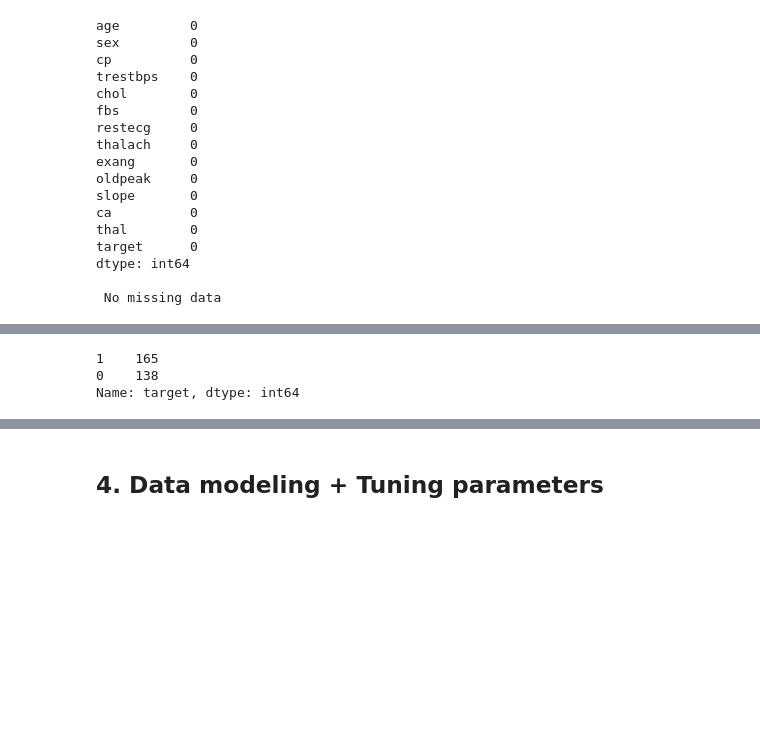
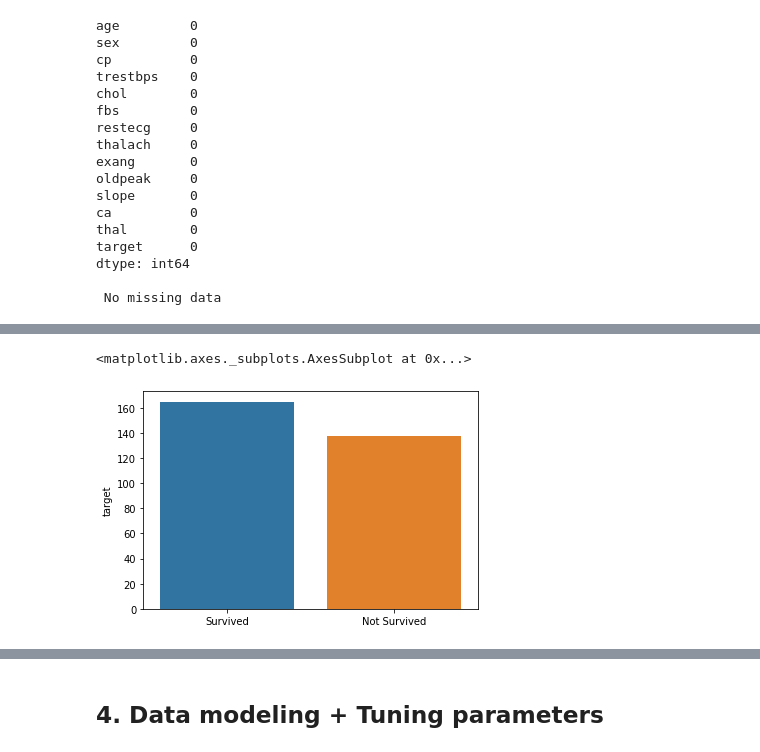
Before and after one commit to marcosrochedo/data-projects, a Jupyter notebook: heart-disease-predict/heart-disease-predict/heart-disease-kaggle.ipynb, the cells around one changed output, grey strips where cells are left out. Cells and saved outputs as stored; diff of their text form; code cells hidden in the pictures; blank space fills up the shorter version.

```diff
--- a/heart-disease-predict/heart-disease-predict/heart-disease-kaggle.ipynb
+++ b/heart-disease-predict/heart-disease-predict/heart-disease-kaggle.ipynb
@@ -28,7 +26,7 @@ for dirname, _, filenames in os.walk('/kaggle/input'):
 # %% [markdown]
 ## 1. Load the data
 # %%
-data = pd.read_csv("/kaggle/input/heart-disease-uci/heart.csv")
+data = pd.read_csv("https://raw.githubusercontent.com/mp-rocha/data-projects/master/heart-disease-predict/heart-disease-predict/heart.csv")
 data.head()
 # %% [output]
 |  | age | sex | cp | trestbps | chol | fbs | restecg | thalach | exang | oldpeak | slope | ... |
@@ -67,8 +75,10 @@ dtype: int64
 # %%
 # Checking numbers of "Not Survived" (1) and "Survived" (0)
 
-data["target"].value_counts()
+n_target = data["target"].value_counts()
+
+fig, ax = plt.subplots()
+sns.barplot(x=["Survived", "Not Survived"], y=n_target)
 # %% [output]
-1    165
-0    138
-Name: target, dtype: int64
+<matplotlib.axes._subplots.AxesSubplot at 0x...>
+[figure, added]
```
Also changed, not shown: parts of 5 cells of this notebook.
